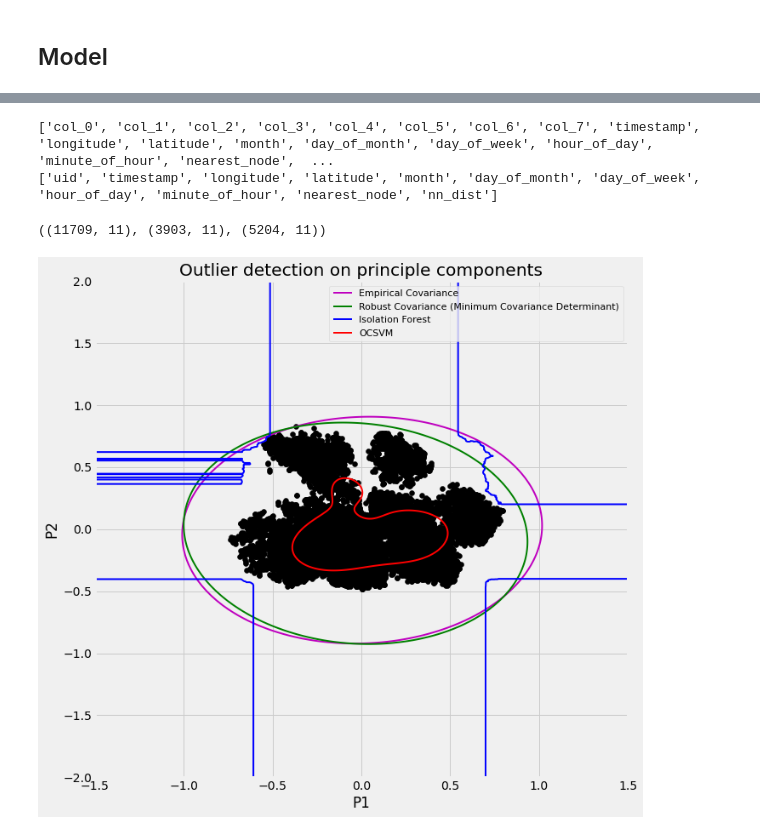
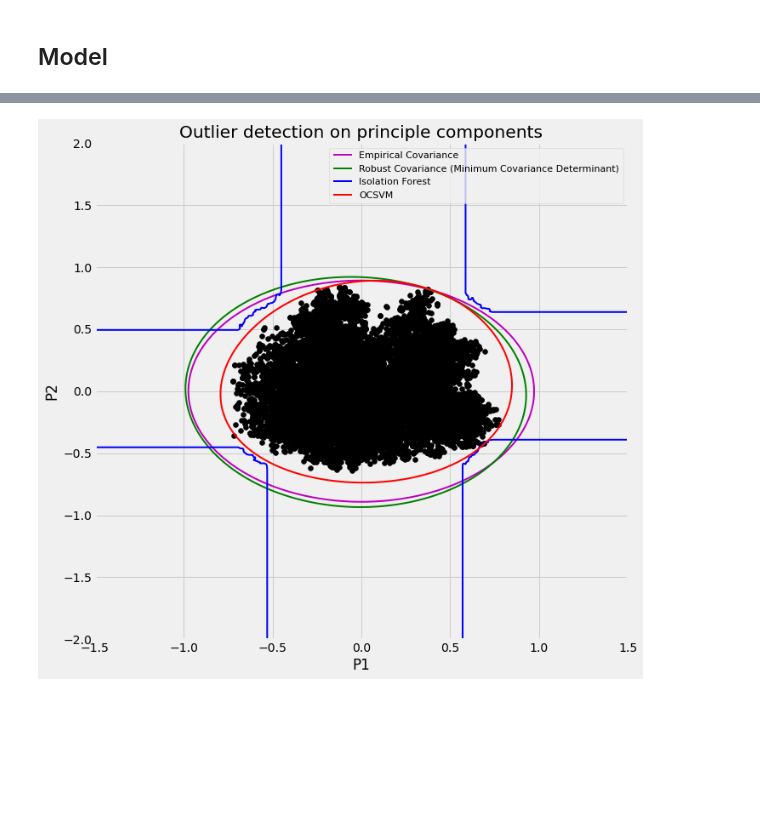
Before and after one commit to vvaynethomas/gps_project, a Jupyter notebook: final_notebook.ipynb, the cells around one changed output, grey strips where cells are left out. Saved outputs shown, nothing was run; the diff lists cells and outputs as text; code cells hidden in the pictures; blank space fills up the shorter version.

```diff
--- a/final_notebook.ipynb
+++ b/final_notebook.ipynb
@@ -407,6 +518,0 @@ KeyError: 'trip_label'
-# %%
-
-print(numerical_cols)
-# %% [output]
-['col_0', 'col_1', 'col_2', 'col_3', 'col_4', 'col_5', 'col_6', 'col_7', 'timestamp', 'longitude', 'latitude', 'month', 'day_of_month', 'day_of_week', 'hour_of_day', 'minute_of_hour', 'nearest_node',  ...
-['uid', 'timestamp', 'longitude', 'latitude', 'month', 'day_of_month', 'day_of_week', 'hour_of_day', 'minute_of_hour', 'nearest_node', 'nn_dist']
@@ -413,6 +526,6 @@ print(numerical_cols)
 # %%
-df_train, df_test = train_test_split(X_visit,random_state=13)
-df_train, df_valid = train_test_split(df_train)
-df_train.shape, df_valid.shape, df_test.shape
+ec = EllipticEnvelope(support_fraction=1.,contamination=anomaly_fraction)
+rc = EllipticEnvelope(contamination=anomaly_fraction)
+IF = IsolationForest(contamination=anomaly_fraction)
+ocsvm = OneClassSVM(nu=anomaly_fraction,gamma='auto')
+models = [('ec',ec),('rc',rc),('if',IF),('ocsvm',ocsvm)]
-# %% [output]
-((11709, 11), (3903, 11), (5204, 11))
@@ -429,68 +532,71 @@ y_pred_test = clf.predict(df_test)
 # %%
-# perform normalization and PCA and output components
+# perform normalization and PCA and output components to illustrate
 from sklearn.decomposition import PCA
-from sklearn.preprocessing import StandardScaler, normalize
-X_normalized = pd.DataFrame(normalize(StandardScaler().fit_transform(X_visit)))
+from sklearn.preprocessing import StandardScaler, Normalizer
+from sklearn.pipeline import Pipeline
+pipe = Pipeline([
+        ('scaler', StandardScaler()),
+        ('normalizer', Normalizer()),
+        ('reduce_dim', PCA(n_components=2)),
+        ])
+# ss = StandardScaler.fit(X_train)
+# X_normalized = pd.DataFrame(normalize(ss.transform(X_train)))
+pipe.fit(X_train)
 
-pca_99 = PCA(n_components = 0.99)
-pca_99.fit(X_normalized)
-reduced = pca_99.transform(X_normalized)
+X_train_pc = pipe.transform(X_train)
+X_train_principal = pd.DataFrame(X_train_pc,columns = ['P1', 'P2'])
 
-X_pc = PCA(n_components = 2).fit_transform(X_normalized)
-X_principal = pd.DataFrame(X_pc)
-X_principal.columns = ['P1', 'P2']
+X_test_pc = pipe.transform(X_test)
+X_test_principal = pd.DataFrame(X_test_pc, columns=['P1','P2'])
+
+X_out_pc = pipe.transform(X_outliers)
+X_outlier_principal = pd.DataFrame(X_out_pc, columns = ['P1','P2'])
 # %%
 # model selection by visualizing performance on principle components
 from sklearn.svm import OneClassSVM
 from sklearn.covariance import EllipticEnvelope
 import matplotlib
 classifiers = {
-    "Empirical Covariance": EllipticEnvelope(support_fraction=1.,
-                                             contamination=anomaly_fraction),
+    "Empirical Covariance": ec,
     "Robust Covariance (Minimum Covariance Determinant)":
-    EllipticEnvelope(contamination=anomaly_fraction),
-    "Isolation Forest" : IsolationForest(contamination=anomaly_fraction),
-    "OCSVM": OneClassSVM()}
+    rc,
+    "Isolation Forest" : IF,
+    "OCSVM": ocsvm}
 colors = ['m', 'g', 'b', 'r']
 legend1 = {}
 legend2 = {}
-
-X1 = X_pc
 
 xx, yy = np.meshgrid(np.linspace(-1.5, 1.5, 500), np.linspace(-2, 2, 500))
 
 for i, (clf_name, clf) in enumerate(classifiers.items()):
     plt.figure(1, figsize=(10,10))
-    clf.fit(X_principal)
+    clf.fit(X_train_principal)
     Z = clf.decision_function(np.c_[xx.ravel(), yy.ravel()])
     Z = Z.reshape(xx.shape)
     legend1[clf_name] = plt.contour(
         xx, yy, Z, levels=[0], linewidths=2, colors=colors[i])
 
 legend1_values_list = list(legend1.values())
 legend1_keys_list = list(legend1.keys())
 
 # Plot the results (= shape of the data points cloud)
 plt.figure(1, figsize=(10,10))# two clusters
 plt.title("Outlier detection on principle components")
-plt.scatter(X_principal['P1'], X_principal['P2'], color='black')
+plt.scatter(X_train_principal['P1'], X_train_principal['P2'], color='black')
 bbox_args = dict(boxstyle="round", fc="0.8")
 arrow_args = dict(arrowstyle="->")
-# plt.annotate("outlying points", xy=(4, 2),
-#              xycoords="data", textcoords="data",
-#              xytext=(3, 1.25), bbox=bbox_args, arrowprops=arrow_args)
 plt.xlim((xx.min(), xx.max()))
 plt.ylim((yy.min(), yy.max()))
 plt.legend((legend1_values_list[0].collections[0],
             legend1_values_list[1].collections[0],
             legend1_values_list[2].collections[0],
             legend1_values_list[3].collections[0]),
            (legend1_keys_list[0], legend1_keys_list[1], legend1_keys_list[2], legend1_keys_list[3]),
            loc="upper right",
            prop=matplotlib.font_manager.FontProperties(size=11))
 plt.ylabel("P2")
 plt.xlabel("P1")
 
 plt.show()
 # %% [output]
-[figure, old version]
+[figure, new version]
```
Also changed, not shown: parts of 23 cells of this notebook, 1 other file.
